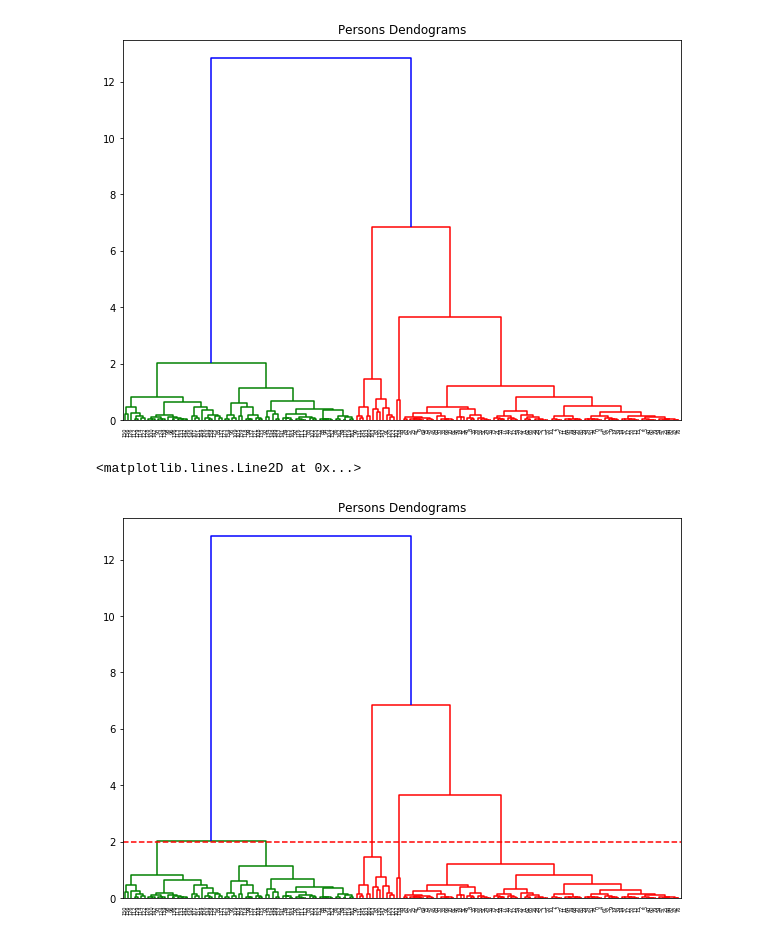
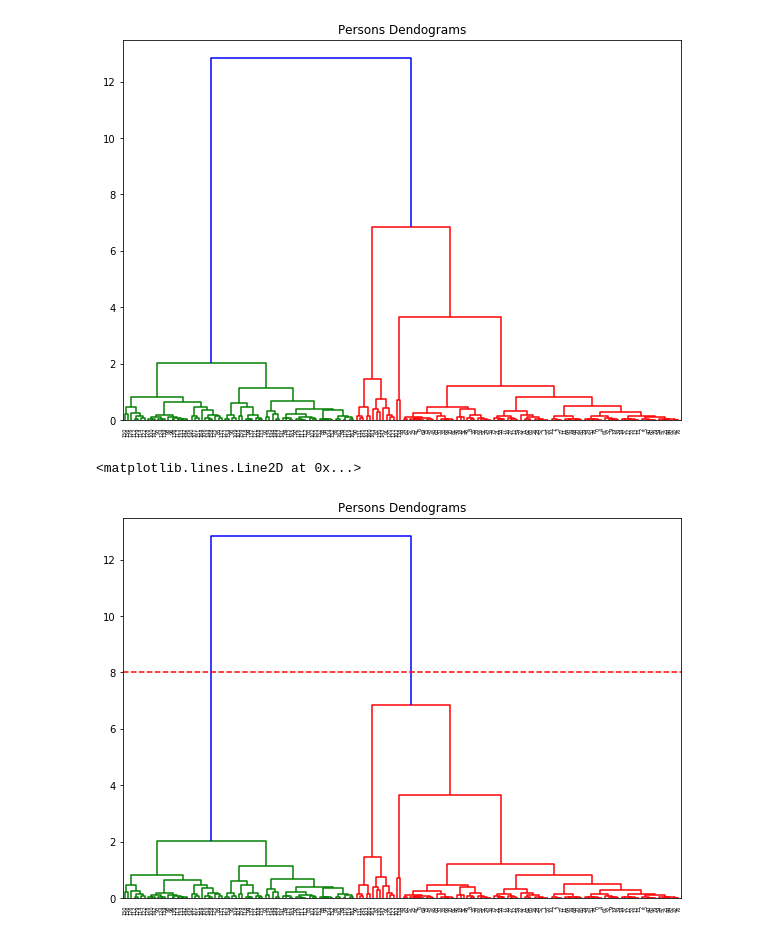
Before and after one commit to georgesimos/PersonCharacteristics, a Jupyter notebook: Person Characteristics .ipynb, the cells around one changed output. Saved outputs shown, nothing was run; the diff lists cells and outputs as text; code cells hidden in the pictures.

```diff
--- a/Person Characteristics .ipynb
+++ b/Person Characteristics .ipynb
@@ -48,8 +49,8 @@ dend = shc.dendrogram(shc.linkage(data, method='ward'))
 # %%
 plt.figure(figsize=(10, 7))
 plt.title("Persons Dendograms")
 dend = shc.dendrogram(shc.linkage(data, method='ward'))
-plt.axhline(y=2, color='r', linestyle='--')
+plt.axhline(y=8, color='r', linestyle='--')
 # %% [output]
 <matplotlib.lines.Line2D at 0x...>
-[figure, old version]
+[figure, new version]
```
Also changed, not shown: parts of 8 cells of this notebook, 1 other file.
